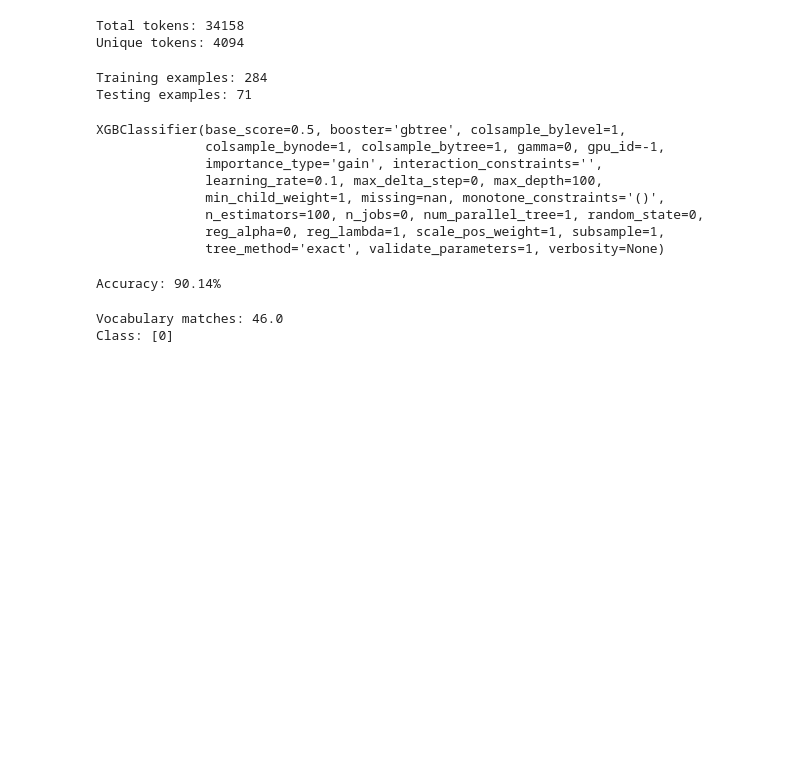
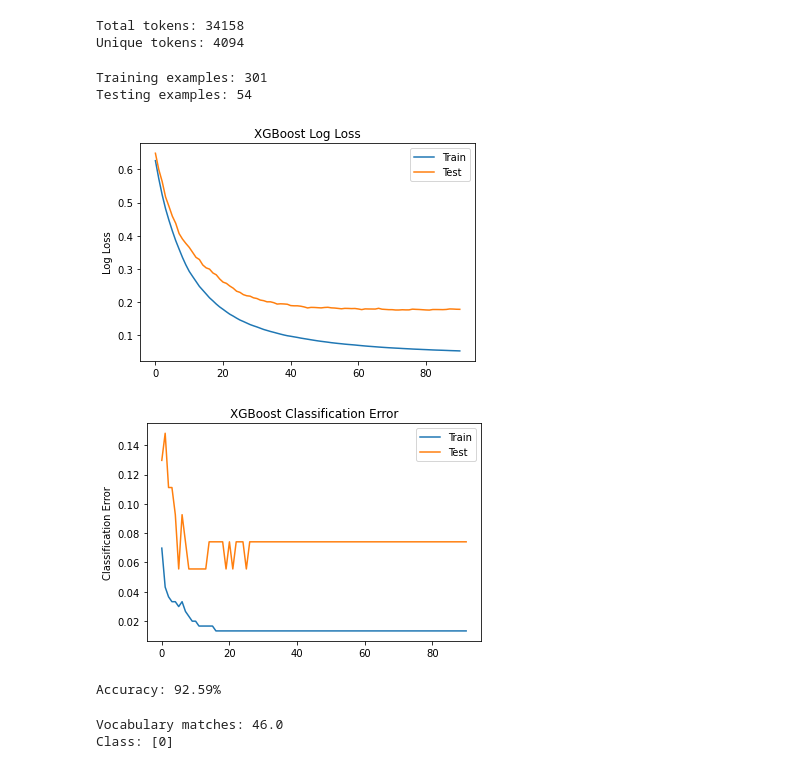
Before and after one commit to neumj/thoth, a Jupyter notebook: notebooks/xgboost-binary.ipynb, the cells around one changed output. Cells and saved outputs as stored; diff of their text form; code cells hidden in the pictures; blank space fills up the shorter version.

Commit message:
plots, HP tuning

```diff
--- a/notebooks/xgboost-binary.ipynb
+++ b/notebooks/xgboost-binary.ipynb
@@ -84,6 +82,26 @@ def df_to_array(research_df, vocabulary):
         idx += 1
 
     return data_array
+
+def plot_loss_error(results_dict):
+    epochs = len(results_dict['validation_0']['error'])
+    x_axis = range(0, epochs)
+    # plot log loss
+    fig, ax = pyplot.subplots()
+    ax.plot(x_axis, results_dict['validation_0']['logloss'], label='Train')
+    ax.plot(x_axis, results_dict['validation_1']['logloss'], label='Test')
+    ax.legend()
+    pyplot.ylabel('Log Loss')
+    pyplot.title('XGBoost Log Loss')
+    pyplot.show()
+    # plot classification error
+    fig, ax = pyplot.subplots()
+    ax.plot(x_axis, results['validation_0']['error'], label='Train')
+    ax.plot(x_axis, results['validation_1']['error'], label='Test')
+    ax.legend()
+    pyplot.ylabel('Classification Error')
+    pyplot.title('XGBoost Classification Error')
+    pyplot.show()
 # %%
 health_df = pd.read_csv('../data/healthcare-human-systems.csv')
 health_df['class'] = 0
@@ -127,26 +145,24 @@ X = df_to_array(corpus_df, vocab)
 Y = corpus_df['class'].values
 # %%
 # split data into train and test sets
-test_size = 0.20
+test_size = 0.15
 X_train, X_test, y_train, y_test = train_test_split(X, Y, test_size=test_size)
 print("Training examples: " + str(len(y_train)))
 print("Testing examples: " + str(len(y_test)))
 # %% [output]
-Training examples: 284
-Testing examples: 71
+Training examples: 301
+Testing examples: 54
 # %%
 # fit model to training data
-model = xgb.XGBClassifier(objective="binary:logistic", learning_rate=0.1, max_depth=100, n_estimators=100)
-model.fit(X_train, y_train)
+eval_metrics = ['error', 'logloss']
+eval_set = [(X_train, y_train), (X_test, y_test)]
+model = xgb.XGBClassifier(objective="binary:logistic", learning_rate=0.1, max_depth=100, n_estimators=1000)
+model.fit(X_train, y_train, eval_metric=eval_metrics, eval_set=eval_set, early_stopping_rounds=10, verbose=False)
+results = model.evals_result()
+plot_loss_error(results)
 # %% [output]
-XGBClassifier(base_score=0.5, booster='gbtree', colsample_bylevel=1,
-              colsample_bynode=1, colsample_bytree=1, gamma=0, gpu_id=-1,
-              importance_type='gain', interaction_constraints='',
-              learning_rate=0.1, max_delta_step=0, max_depth=100,
-              min_child_weight=1, missing=nan, monotone_constraints='()',
-              n_estimators=100, n_jobs=0, num_parallel_tree=1, random_state=0,
-              reg_alpha=0, reg_lambda=1, scale_pos_weight=1, subsample=1,
-              tree_method='exact', validate_parameters=1, verbosity=None)
+[figure, added]
+[figure, added]
 # %%
 # make predictions for test data
 y_pred = model.predict(X_test)
@@ -156,7 +172,7 @@ predictions = [round(value) for value in y_pred]
 accuracy = accuracy_score(y_test, predictions)
 print("Accuracy: %.2f%%" % (accuracy * 100.0))
 # %% [output]
-Accuracy: 90.14%
+Accuracy: 92.59%
 # %%
 pred_str = "Second Front Systems is a public benefit, venture-backed software company that \
 equips defense and national security professionals for long-term, continuous competition \
```
Also changed, not shown: parts of 2 cells of this notebook, 1 other file.
